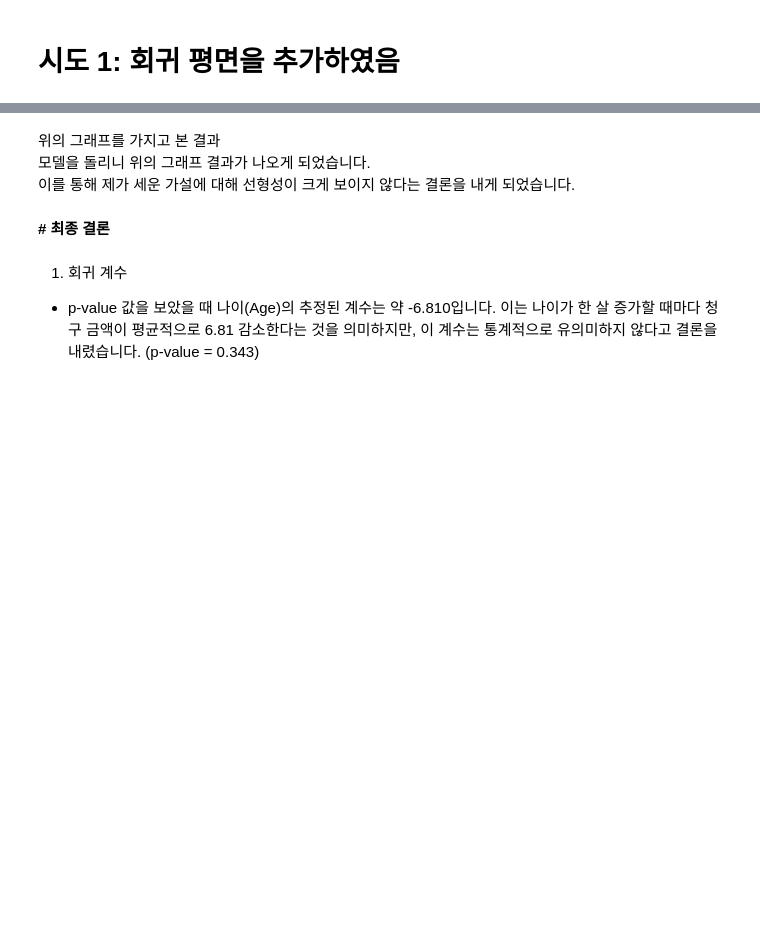
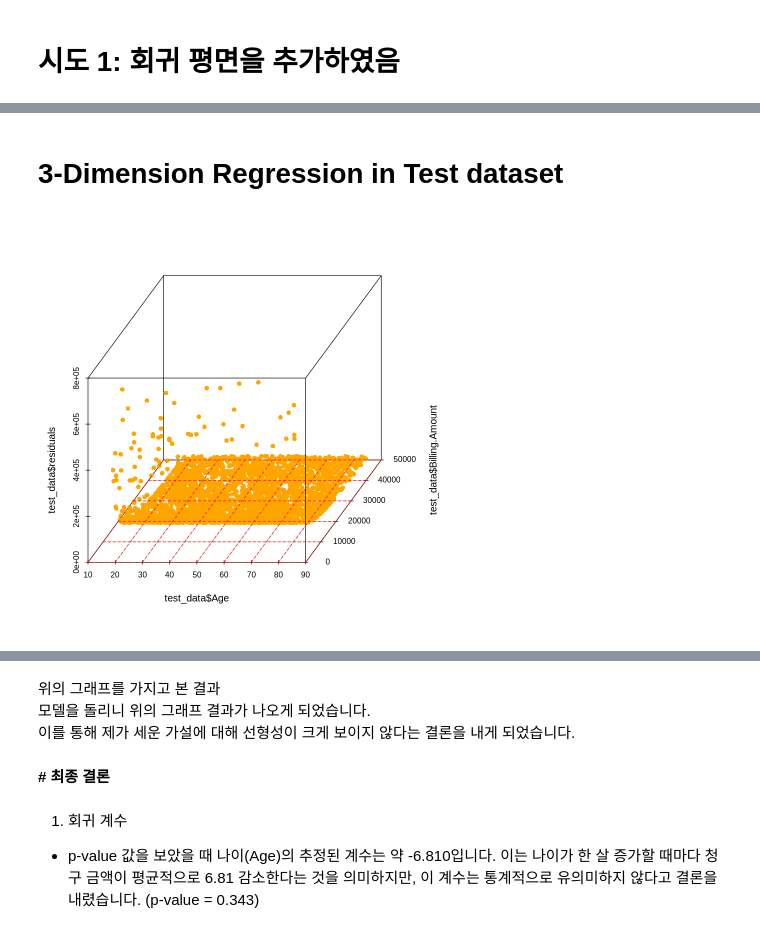
Before and after one commit to osohyun0224/BigData-Final-Project, a Jupyter notebook: MedicalData_Analyze.ipynb, the cells around one changed output, grey strips where cells are left out. Cells and saved outputs as stored; diff of their text form; code cells hidden in the pictures; blank space fills up the shorter version.

```diff
--- a/MedicalData_Analyze.ipynb
+++ b/MedicalData_Analyze.ipynb
@@ -397,0 +360,20 @@ F-statistic: 1.147 on 2 and 97 DF,  p-value: 0.3217
+# %% [markdown]
+# 3-Dimension Regression in Test dataset
+# %%
+# 차원 증가
+# (평균((나이 - 청구금액)^2)) / 청구금액
+# Mean Sqaured Error를 갖고 잔차를 구함
+test_data$residuals <- mean((test_data$Age - test_data$Billing.Amount)^2)/test_data$Billing.Amount
+
+# 3D 스캐터 플롯을 그림
+s3d <- scatterplot3d(test_data$Age, test_data$Billing.Amount, test_data$residuals, color = "orange", pch = 16)
+
+# 회귀 평면을 추가
+intercept <- coef(model)[1]  # 절편
+slope <- coef(model)[2]      # 기울기
+
+# 회귀 평면 추가 , 색상을 지정하고 투명도 옵션은 제거
+# s3d$plane3d(intercept, slope, 0, col = "red")
+s3d$plane3d(coef(model), col="red")
+# %% [output]
+[figure, added]
```
Also changed, not shown: parts of 12 cells of this notebook.
